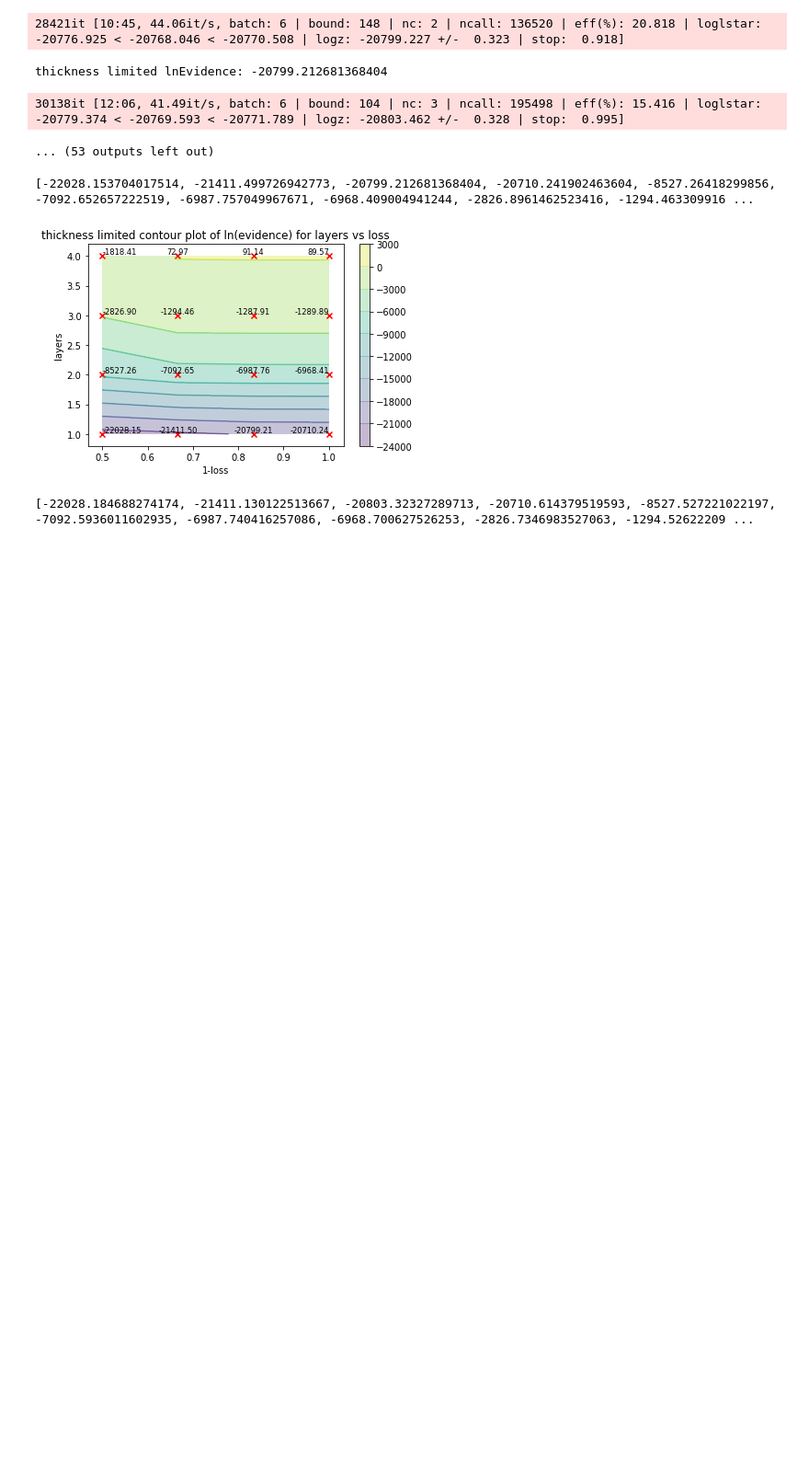
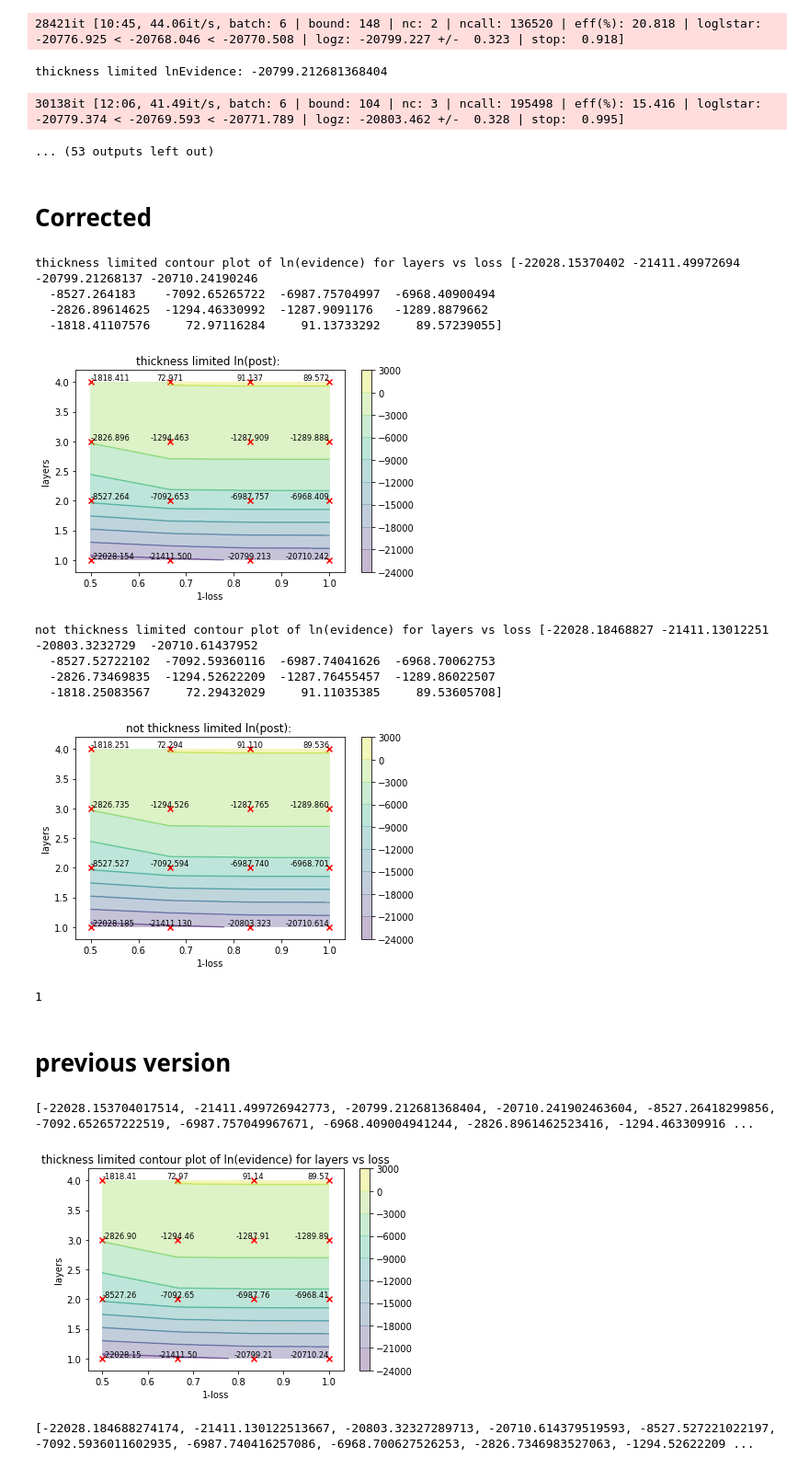
Before and after one commit to brotwasme/mphys, a Jupyter notebook: mphys/dynestyLossVsNLayers.ipynb, the cells around one changed output. Shown at 92% size. Cells and saved outputs as stored; diff of their text form; code cells hidden in the pictures; blank space fills up the shorter version.

Commit message:
working go and updated contours

```diff
--- a/mphys/dynestyLossVsNLayers.ipynb
+++ b/mphys/dynestyLossVsNLayers.ipynb
@@ -164,3 +200,31 @@ f.close()
+# %% [markdown]
+# Corrected
+# %%
+line = np.array([-22028.153704017514, -21411.499726942773, -20799.212681368404, -20710.241902463604, -8527.26418299856, -7092.652657222519, -6987.757049967671, -6968.409004941244, -2826.8961462523416, -1294.463309916167, -1287.9091175952526, -1289.8879661963538, -1818.411075758853, 72.97116284294752, 91.13733292229811, 89.57239055379468])
+nLayers = [i for i in range(1,5)]
+losses = np.linspace(0.5,1.,4)
+xlabel="1-loss"
+ylabel="layers"
+title="thickness limited contour plot of ln(evidence) for layers vs loss"
+meshGraph(line, losses, nLayers, xlabel, ylabel,"thickness limited ln(post): ", title)
+
+line=np.array([-22028.184688274174, -21411.130122513667, -20803.32327289713, -20710.614379519593, -8527.527221022197, -7092.5936011602935, -6987.740416257086, -6968.700627526253, -2826.7346983527063, -1294.5262220939194, -1287.7645545727062, -1289.860225072015, -1818.2508356726373, 72.29432028604006, 91.11035384560891, 89.53605708217408])
+title="not thickness limited contour plot of ln(evidence) for layers vs loss"
+meshGraph(line, losses, nLayers, xlabel, ylabel,"not thickness limited ln(post): ", title)
+# %% [output]
+thickness limited contour plot of ln(evidence) for layers vs loss [-22028.15370402 -21411.49972694 -20799.21268137 -20710.24190246
+  -8527.264183    -7092.65265722  -6987.75704997  -6968.40900494
+  -2826.89614625  -1294.46330992  -1287.9091176   -1289.8879662
+  -1818.41107576     72.97116284     91.13733292     89.57239055]
+[figure, added]
+not thickness limited contour plot of ln(evidence) for layers vs loss [-22028.18468827 -21411.13012251 -20803.3232729  -20710.61437952
+  -8527.52722102  -7092.59360116  -6987.74041626  -6968.70062753
+  -2826.73469835  -1294.52622209  -1287.76455457  -1289.86022507
+  -1818.25083567     72.29432029     91.11035385     89.53605708]
+[figure, added]
+1
+# %% [markdown]
+# previous version
 # %%
 %%time
 
```
Also changed, not shown: parts of 2 cells of this notebook, 3 other files.
